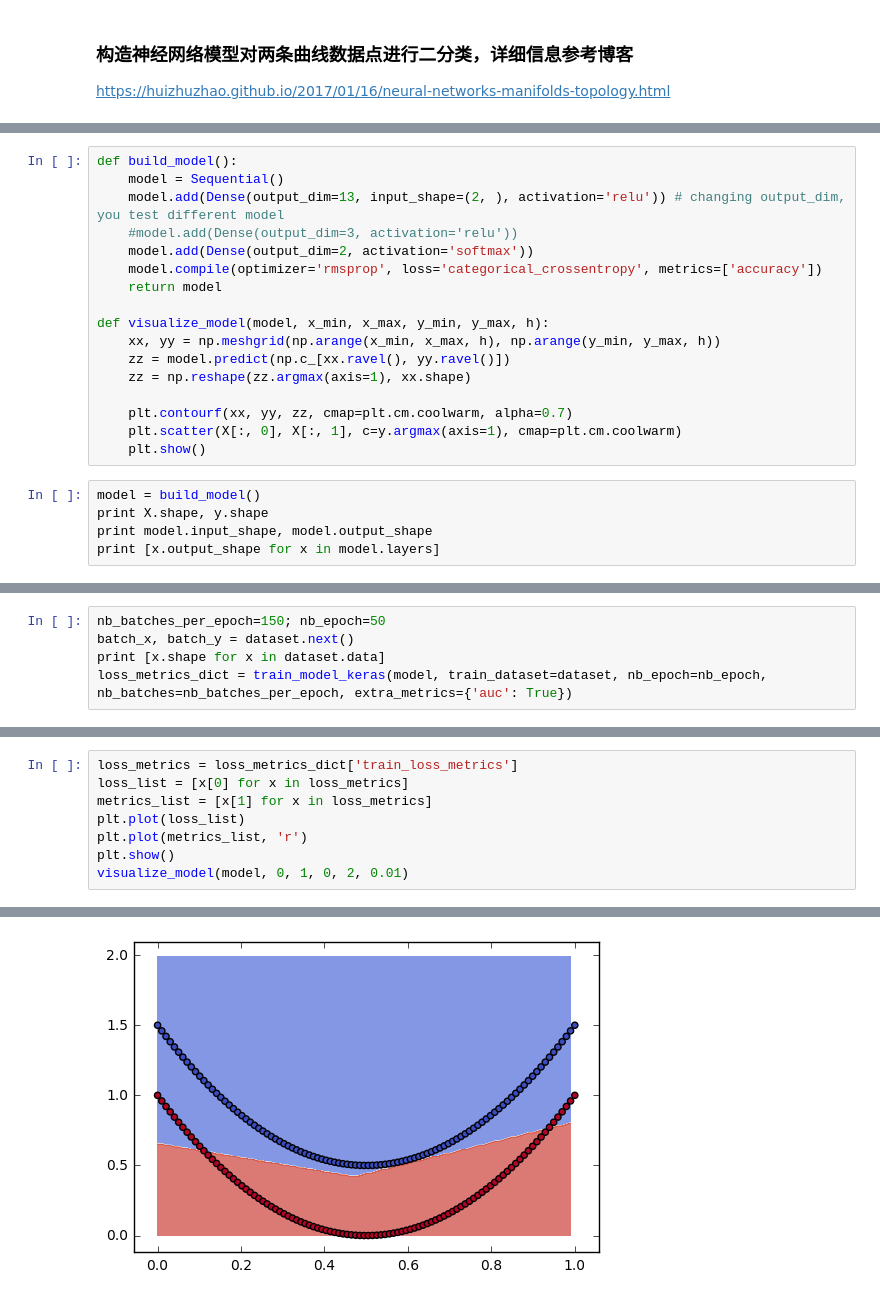
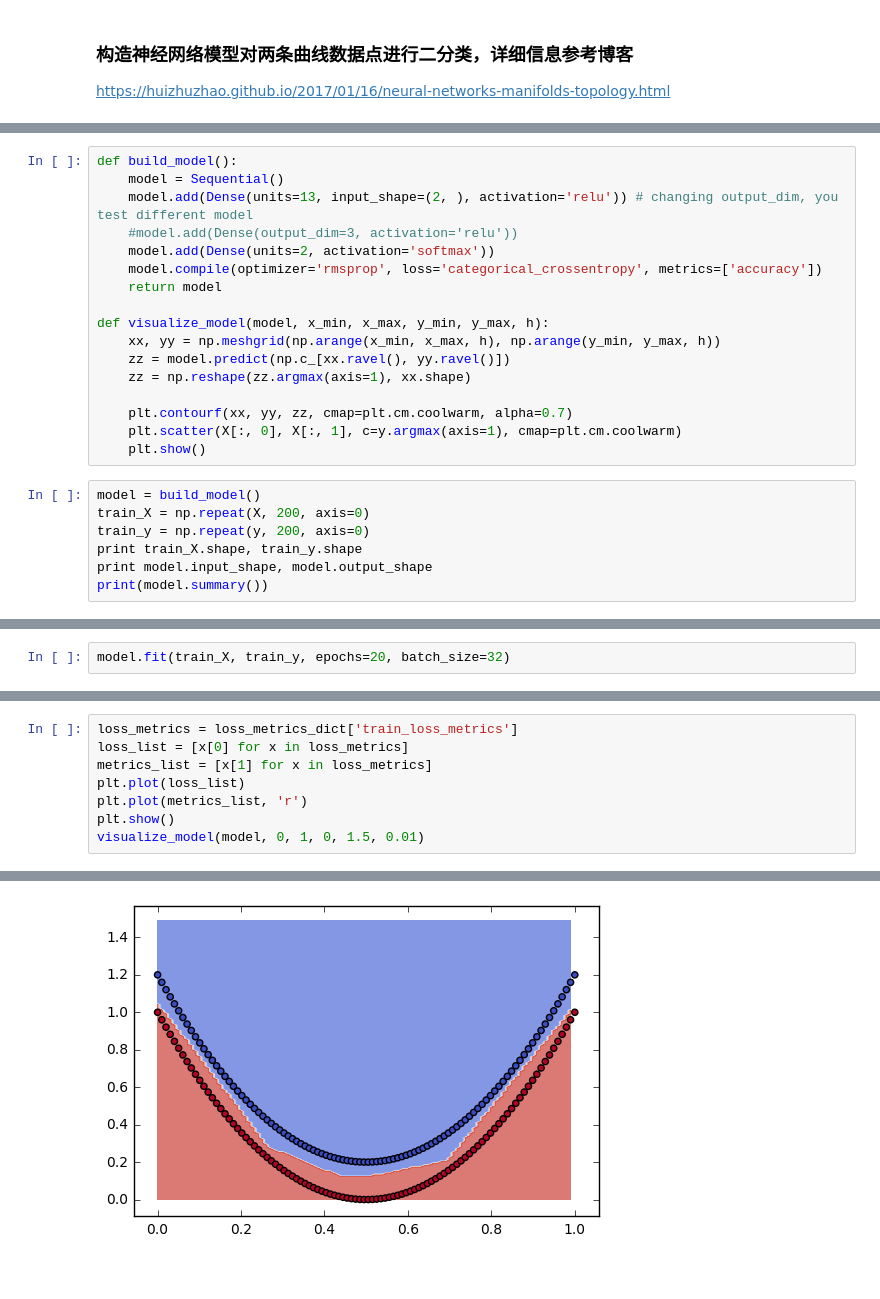
Before and after one commit to huizhuzhao/jupyter_notebook, a Jupyter notebook: jupyter_keras/examples/nn_manifold_topology.ipynb, the cells around one changed output, grey strips where cells are left out. Drawn from its saved outputs; the diff is of its cells as text.

```diff
--- a/jupyter_keras/examples/nn_manifold_topology.ipynb
+++ b/jupyter_keras/examples/nn_manifold_topology.ipynb
@@ -50,9 +52,9 @@ plt.show()
 # %%
 def build_model():
     model = Sequential()
-    model.add(Dense(output_dim=13, input_shape=(2, ), activation='relu')) # changing output_dim, you test different model
+    model.add(Dense(units=13, input_shape=(2, ), activation='relu')) # changing output_dim, you test different model
     #model.add(Dense(output_dim=3, activation='relu'))
-    model.add(Dense(output_dim=2, activation='softmax'))
+    model.add(Dense(units=2, activation='softmax'))
     model.compile(optimizer='rmsprop', loss='categorical_crossentropy', metrics=['accuracy'])
     return model
 
@@ -66,7 +68,9 @@ def visualize_model(model, x_min, x_max, y_min, y_max, h):
     plt.show()
 # %%
 model = build_model()
-print X.shape, y.shape
+train_X = np.repeat(X, 200, axis=0)
+train_y = np.repeat(y, 200, axis=0)
+print train_X.shape, train_y.shape
 print model.input_shape, model.output_shape
-print [x.output_shape for x in model.layers]
+print(model.summary())
 # %% [output]
@@ -76,5 +90,0 @@ print [x.output_shape for x in model.layers]
-# %%
-nb_batches_per_epoch=150; nb_epoch=50
-batch_x, batch_y = dataset.next()
-print [x.shape for x in dataset.data]
-loss_metrics_dict = train_model_keras(model, train_dataset=dataset, nb_epoch=nb_epoch, nb_batches=nb_batches_per_epoch, extra_metrics={'auc': True})
@@ -98,0 +91,2 @@ loss_metrics_dict = train_model_keras(model, train_dataset=dataset, nb_epoch=nb_
+# %%
+model.fit(train_X, train_y, epochs=20, batch_size=32)
@@ -110,5 +123,5 @@ metrics_list = [x[1] for x in loss_metrics]
 plt.plot(loss_list)
 plt.plot(metrics_list, 'r')
 plt.show()
-visualize_model(model, 0, 1, 0, 2, 0.01)
+visualize_model(model, 0, 1, 0, 1.5, 0.01)
 # %% [output]
@@ -116 +129 @@ visualize_model(model, 0, 1, 0, 2, 0.01)
-[figure, old version]
+[figure, new version]
```
Also changed, not shown: parts of 7 cells of this notebook.
